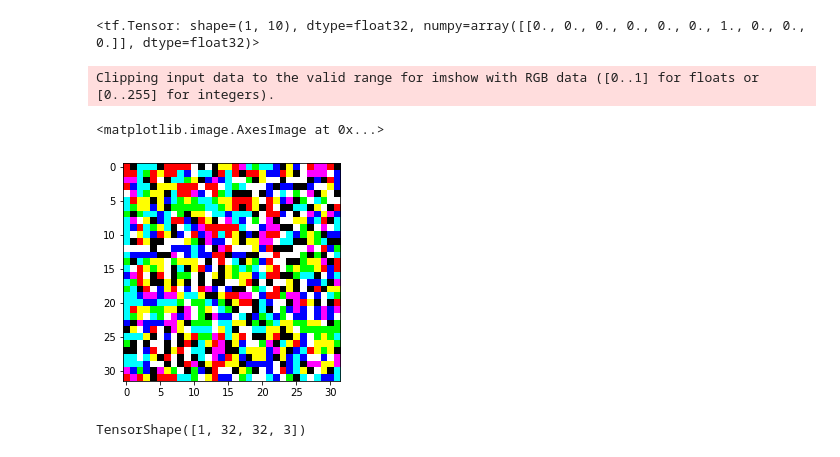
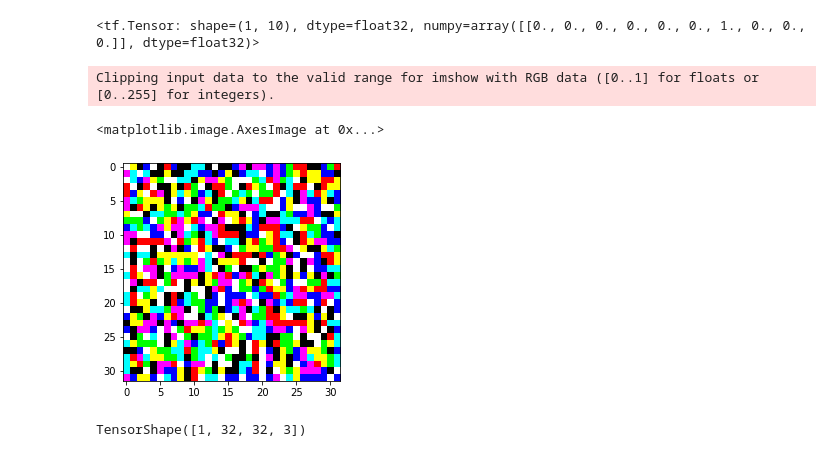
Before and after one commit to JLGGG/2020-2-DeepLearningProject, a Jupyter notebook: FGSM.ipynb, the cells around one changed output. Saved outputs shown, nothing was run; the diff lists cells and outputs as text; code cells hidden in the pictures.

```diff
--- a/FGSM.ipynb
+++ b/FGSM.ipynb
@@ -12,12 +12,18 @@ from keras.layers import Flatten
 from keras.models import Sequential
 from keras.layers import BatchNormalization, Dropout
 from keras.utils import np_utils
+from keras.layers import Conv2D, Conv2DTranspose
+from keras.layers import MaxPool2D
+from keras.layers import UpSampling2D
+from keras.layers import MaxPooling2D
+from tensorflow.keras import layers
+from tensorflow.keras import activations
 import matplotlib.pyplot as plt
 import numpy as np
 import pandas as pd
 import tensorflow as tf
 from sklearn.preprocessing import StandardScaler
-model = load_model("/content/gdrive/MyDrive/Colab_Notebooks/ACC(0.9942)-ValACC(0.9218).h5")
+model = load_model("/content/gdrive/MyDrive/Colab_Notebooks/ACC(0.9827)-ValACC(0.9170)-VariableSizeImageCNN.h5")
 model.summary()
 # %% [output]
 Model: "sequential_1"
@@ -57,8 +61,15 @@ def create_FGSM(input_image, input_label):
     prediction = model(input_image)
     loss = loss_object(input_label, prediction)
 
-  # 입력 이미지에 대한 손실 함수의 기울기를 구합니다.
+  # Calculate gradients to increase the loss value.
   gradient = tape.gradient(loss, input_image)
-  # 왜곡을 생성하기 위해 그래디언트의 부호를 구합니다.
+  # Distortion of decision boundary.
   signed_grad = tf.sign(gradient)
   return signed_grad
+
+def image_preprocess(image):
+  image = tf.cast(image, tf.float32)
+  image = image/255
+  image = tf.image.resize(image, (32, 32))
+  image = image[None, ...]
+  return image
@@ -75,15 +79,15 @@ tf.convert_to_tensor(np_utils.to_categorical(y_train[0], 10))
 # %% [output]
 <tf.Tensor: shape=(1, 10), dtype=float32, numpy=array([[0., 0., 0., 0., 0., 0., 1., 0., 0., 0.]], dtype=float32)>
 # %%
-image = preprocess(X_train[1])
+image = image_preprocess(X_train[1])
 label = tf.convert_to_tensor(np_utils.to_categorical(y_train[1], 10))
 
 perturbations = create_FGSM(image, label)
 plt.imshow(perturbations[0])
 # %% [output]
 Clipping input data to the valid range for imshow with RGB data ([0..1] for floats or [0..255] for integers).
 <matplotlib.image.AxesImage at 0x...>
-[figure, old version]
+[figure, new version]
 # %%
 perturbations.shape
 # %% [output]
```
Also changed, not shown: parts of 22 cells of this notebook.
